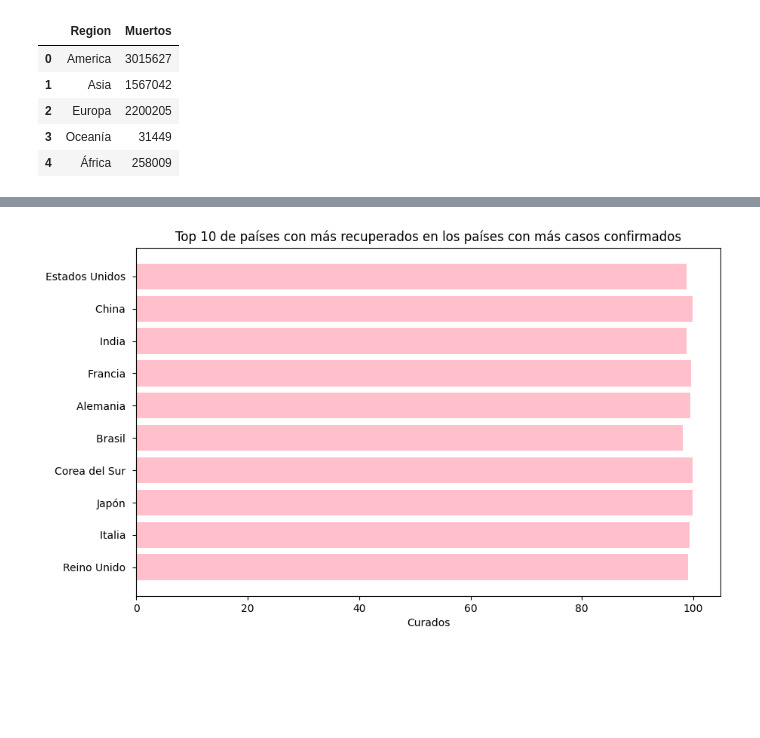
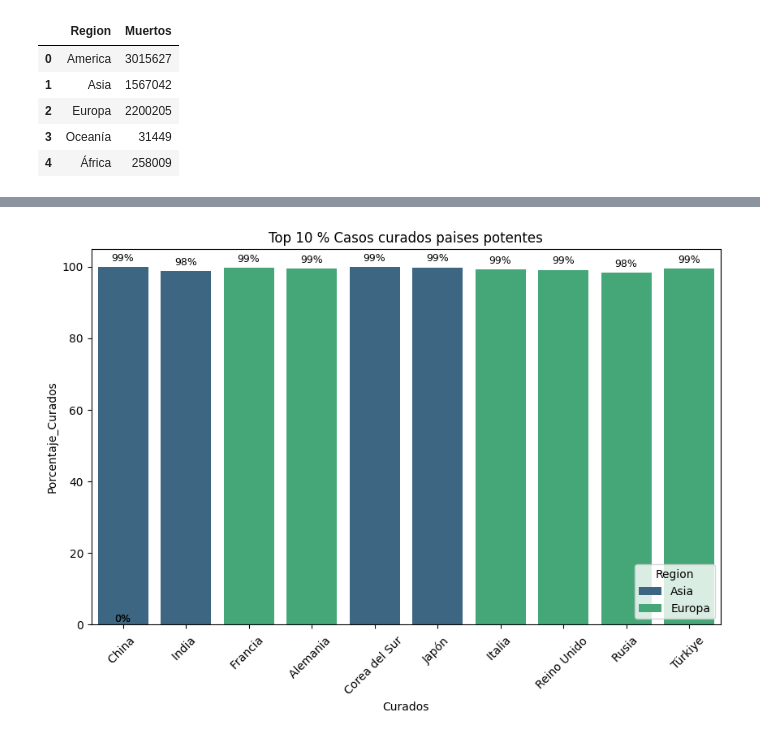
Before and after one commit to billyjoel02/EDA, a Jupyter notebook: covid.ipynb, the cells around one changed output, grey strips where cells are left out. Saved outputs shown, nothing was run; the diff lists cells and outputs as text; code cells hidden in the pictures; blank space fills up the shorter version.

```diff
--- a/covid.ipynb
+++ b/covid.ipynb
@@ -372,12 +414,24 @@ plt.show()
 # %%
 covid['Confirmados'] = pd.to_numeric(covid['Confirmados'])
 # Ahora puedes calcular el Top 10 de confirmados
-top_10_confirmados = covid.sort_values(by='Confirmados', ascending=False).head(10)
+top_10_confirmados = covid.sort_values(by='Confirmados', ascending=True).head(9)
+top_10_confirmados = top_10_confirmados[top_10_confirmados["Muertos"]!=0]
 
 # Creamos el gráfico
 plt.figure(figsize=(10, 6))
-plt.barh(top_10_confirmados['pais'], top_10_confirmados['Confirmados'], color='skyblue')
-plt.xlabel('Casos Confirmados')
-plt.title('Top 10 de países con más casos confirmados')
+#plt.barh(top_10_confirmados['pais'], top_10_confirmados['Confirmados'], color='green')
+ax = sns.barplot(x='pais', y='Confirmados', data=top_10_confirmados, hue='Region', palette='viridis')
+
+# Añadir los números de casos sobre las barras
+for p in ax.patches:
+    value = p.get_height()  # Altura de cada barra
+    x = p.get_x() + p.get_width() / 2  # Coordenada X (centro de la barra)
+    ax.text(x, value + 0.01 * value,  # Coordenadas X y Y del texto
+            f'{int(value):,}',  # Formatear con comas
+            ha='center', va='bottom', fontsize=9)
+plt.xlabel('Paises')
+plt.xticks(rotation=45)
+plt.title('Top 10 de países con menos casos confirmados')
+plt.gca().invert_xaxis()  # Invertir el eje Y para mostrar el mayor en la parte superior
 plt.show()
 # %% [output]
@@ -463,20 +473,31 @@ covid.head(3)
 # %%
 df_sorted = covid.copy()
 
 # Ordenar por Confirmados de mayor a menor
 df_sorted = covid.sort_values(by='Confirmados', ascending=False)
-
+df_sorted = df_sorted[(df_sorted['Region'] == "Europa") | (df_sorted['Region'] == "Asia")]
 # Seleccionar los 10 países con más casos confirmados
 top_10 = df_sorted.head(10)
 
 # Crear el gráfico de barras
 plt.figure(figsize=(10, 6))
-barhs = plt.barh(top_10['pais'], top_10['Porcentaje_Curados'], color='pink')
+ax = sns.barplot(x='pais', y='Porcentaje_Curados', data=top_10, hue='Region', palette='viridis')
+#bars = plt.bar(top_10['pais'], top_10['Porcentaje_Curados'], color='green')
+
+# Añadir los números de casos sobre las barras
+for p in ax.patches:
+    value = p.get_height()  # Altura de cada barra
+    x = p.get_x() + p.get_width() / 2  # Coordenada X (centro de la barra)
+    ax.text(x, value + 0.01 * value,  # Coordenadas X y Y del texto
+            f'{int(value):,}%',  # Formatear con comas
+            ha='center', va='bottom', fontsize=9)
+
 plt.xlabel('Curados')
-plt.title('Top 10 de países con más recuperados en los países con más casos confirmados')
-plt.gca().invert_yaxis()  # Invertir el eje Y para que el país con más recuperados esté arriba
+plt.xticks(rotation=45)
+plt.title('Top 10 % Casos curados paises potentes')
+#plt.gca().invert_yaxis()  # Invertir el eje Y para que el país con más recuperados esté arriba
 plt.show()
 # %% [output]
-[figure, old version]
+[figure, new version]
 # %%
 # Filtrar datos para Europa (supongo que 'Region' tiene valores como 'Europa' y 'America')
```
Also changed, not shown: parts of 15 cells of this notebook.
